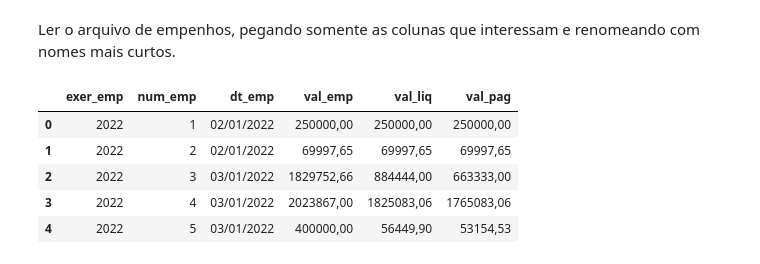
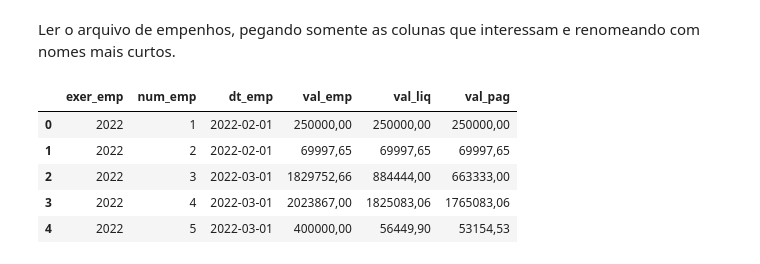
Before and after one commit to szalbuque/contasrio, a Jupyter notebook: Analisa_contas_municipio_rio_de_janeiro.ipynb, the cells around one changed output. Drawn from its saved outputs; the diff is of its cells as text; code cells hidden in the pictures.

```diff
--- a/Analisa_contas_municipio_rio_de_janeiro.ipynb
+++ b/Analisa_contas_municipio_rio_de_janeiro.ipynb
@@ -44,19 +44,21 @@ Ler o arquivo de empenhos, pegando somente as colunas que interessam e renomeand
 # %%
 # o comando read_csv abaixo contém algumas opções importantes
 # sep = ';' informa que as colunas estão separadas por ponto e vírgula
 # header = 0 informa que o cabeçalho que está no arquivo deve ser ignorado
 # encoding = 'unicode_escape' permite a leitura de caracteres acentuados
 # usecols define as colunas que desejo importar
 # names informa os títulos que desejo atribuir a cada coluna lida
 
 import pandas as pd
 col_nomes = ['exer_emp','num_emp','dt_emp','val_emp','val_liq','val_pag']
-df = pd.read_csv('/content/drive/My Drive/dados/_arquivos_Open_Data_Empenhos_2022.csv',sep=';',header=0,encoding= 'unicode_escape',usecols=(2,3,4,11,12,13),names=col_nomes)
-df.head()
+df_emp = pd.read_csv('/content/drive/My Drive/dados/_arquivos_Open_Data_Empenhos_2022.csv',sep=';',header=0,encoding= 'unicode_escape',usecols=(2,3,4,11,12,13),names=col_nomes)
+# converter a coluna data do empenho
+df_emp['dt_emp'] = pd.to_datetime(df_emp['dt_emp'])
+df_emp.head()
 # %% [output]
 |  | exer_emp | num_emp | dt_emp | val_emp | val_liq | val_pag |
-| 0 | 2022 | 1 | 02/01/2022 | 250000,00 | 250000,00 | 250000,00 |
-| 1 | 2022 | 2 | 02/01/2022 | 69997,65 | 69997,65 | 69997,65 |
-| 2 | 2022 | 3 | 03/01/2022 | 1829752,66 | 884444,00 | 663333,00 |
-| 3 | 2022 | 4 | 03/01/2022 | 2023867,00 | 1825083,06 | 1765083,06 |
-| 4 | 2022 | 5 | 03/01/2022 | 400000,00 | 56449,90 | 53154,53 |
+| 0 | 2022 | 1 | 2022-02-01 | 250000,00 | 250000,00 | 250000,00 |
+| 1 | 2022 | 2 | 2022-02-01 | 69997,65 | 69997,65 | 69997,65 |
+| 2 | 2022 | 3 | 2022-03-01 | 1829752,66 | 884444,00 | 663333,00 |
+| 3 | 2022 | 4 | 2022-03-01 | 2023867,00 | 1825083,06 | 1765083,06 |
+| 4 | 2022 | 5 | 2022-03-01 | 400000,00 | 56449,90 | 53154,53 |
```
Also changed, not shown: parts of 4 cells of this notebook.
